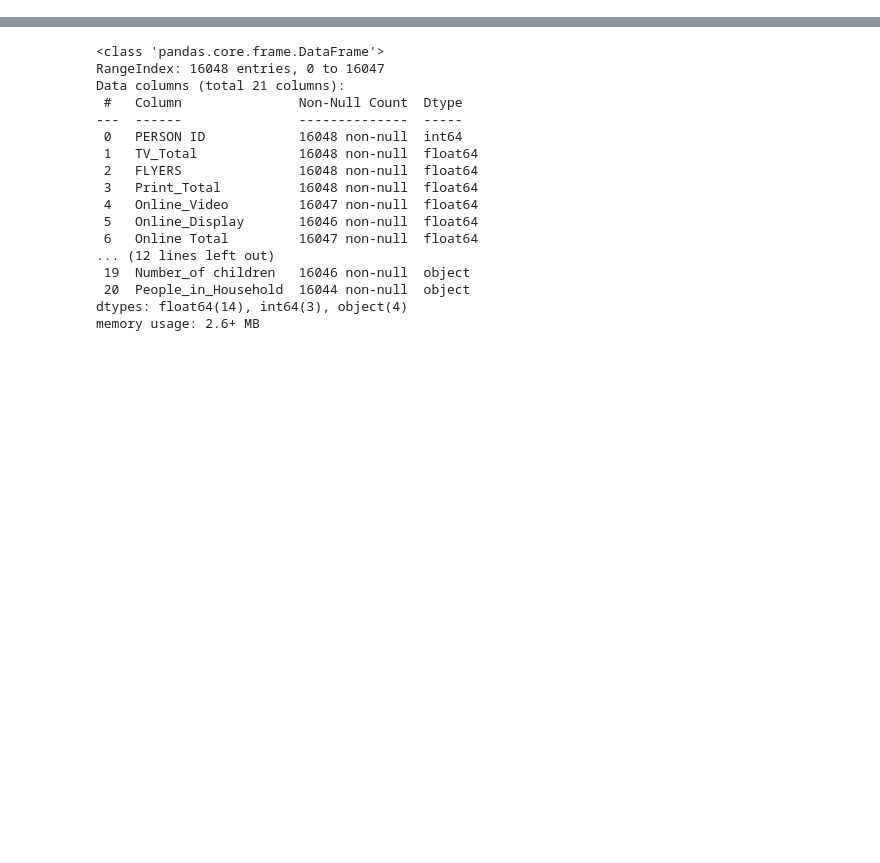
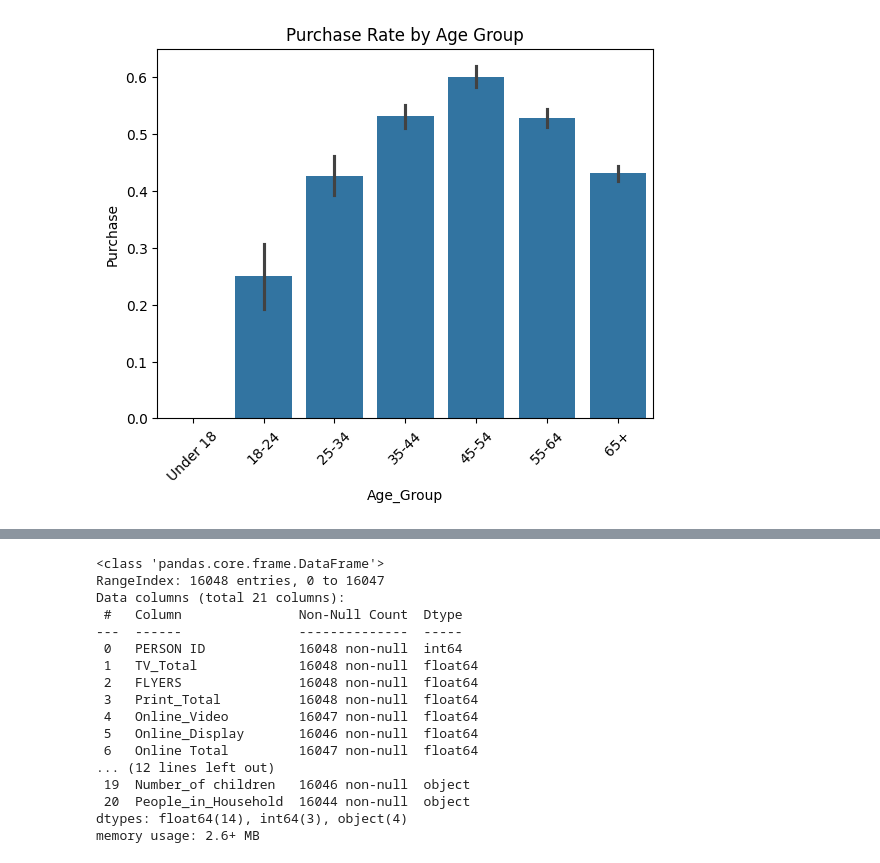
Before and after one commit to JustaKris/XYZ-Marketing-Campaign, a Jupyter notebook: notebooks/NIQ_Task.ipynb, the cells around one changed output, grey strips where cells are left out. Saved outputs shown, nothing was run; the diff lists cells and outputs as text; code cells hidden in the pictures; blank space fills up the shorter version.

```diff
--- a/notebooks/NIQ_Task.ipynb
+++ b/notebooks/NIQ_Task.ipynb
@@ -14,0 +88,12 @@ socio_demos = pd.read_csv("../data/socio_demos.csv")
+# %%
+data['Age'] = 2025 - pd.to_datetime(data['BIRTHDAY'], format='%Y%m%d').dt.year
+data['Age_Group'] = pd.cut(data['Age'], bins=[0, 17, 24, 34, 44, 54, 64, 100],
+                           labels=['Under 18', '18-24', '25-34', '35-44', '45-54', '55-64', '65+'])
+
+# Plot purchase rate by age group
+sns.barplot(x='Age_Group', y='Purchase', data=data, estimator=lambda x: sum(x)/len(x))
+plt.title("Purchase Rate by Age Group")
+plt.xticks(rotation=45)
+plt.show()
+# %% [output]
+[figure, added]
```
Also changed, not shown: parts of 12 cells of this notebook, 1 other file.
